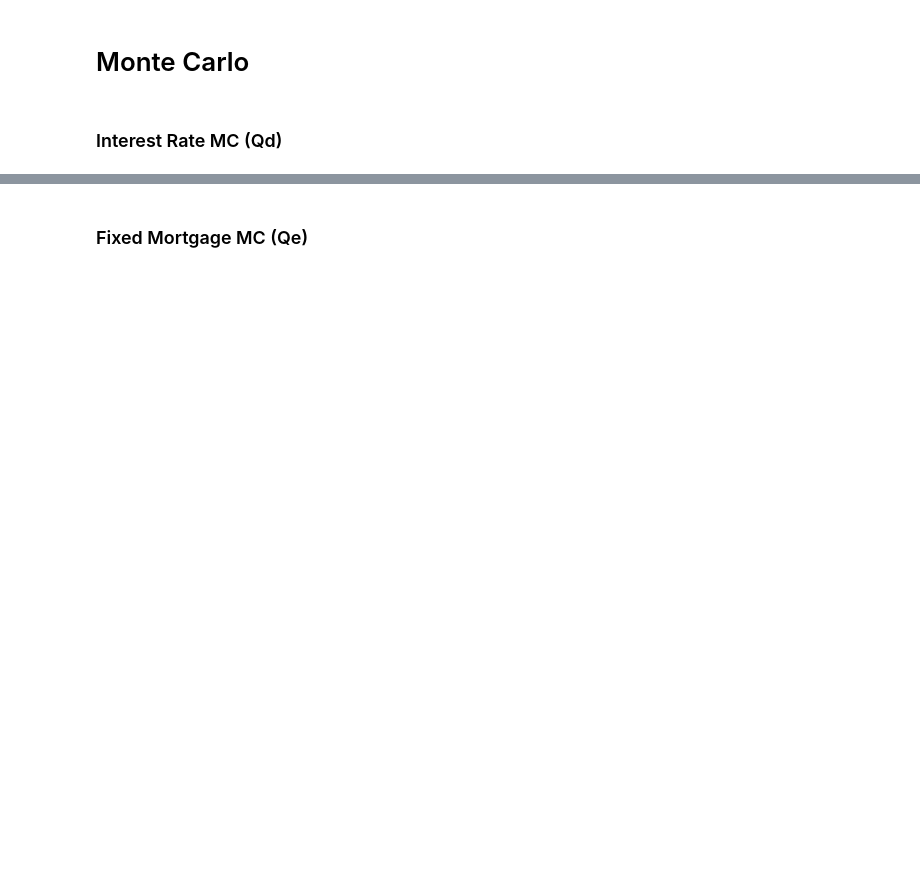
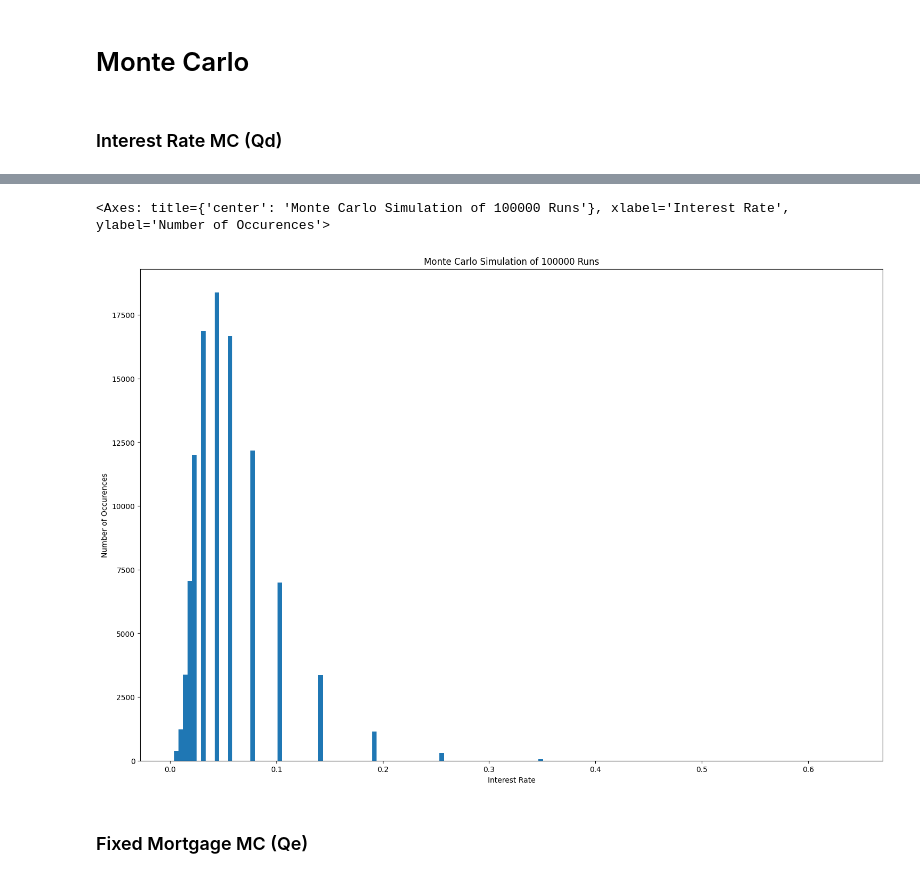
Before and after one commit to Pj-354/New-FICC, a Jupyter notebook: FICC_Summative_Assignment_v7_good.ipynb, the cells around one changed output, grey strips where cells are left out. Saved outputs shown, nothing was run; the diff lists cells and outputs as text; code cells hidden in the pictures; blank space fills up the shorter version.

```diff
--- a/FICC_Summative_Assignment_v7_good.ipynb
+++ b/FICC_Summative_Assignment_v7_good.ipynb
@@ -686,2 +690,12 @@ MC_BDT_Realisations.plot.hist(
+# %%
+MC_BDT_Realisations.plot.hist(
+    figsize = (18, 12),
+    xlabel = 'Interest Rate',
+    ylabel= 'Number of Occurences',
+    bins=150,
+    title = f'Monte Carlo Simulation of {N} Runs')
+# %% [output]
+<Axes: title={'center': 'Monte Carlo Simulation of 100000 Runs'}, xlabel='Interest Rate', ylabel='Number of Occurences'>
+[figure, added]
 # %% [markdown]
 ### Fixed Mortgage MC (Qe)
```
Also changed, not shown: parts of 60 cells of this notebook.
